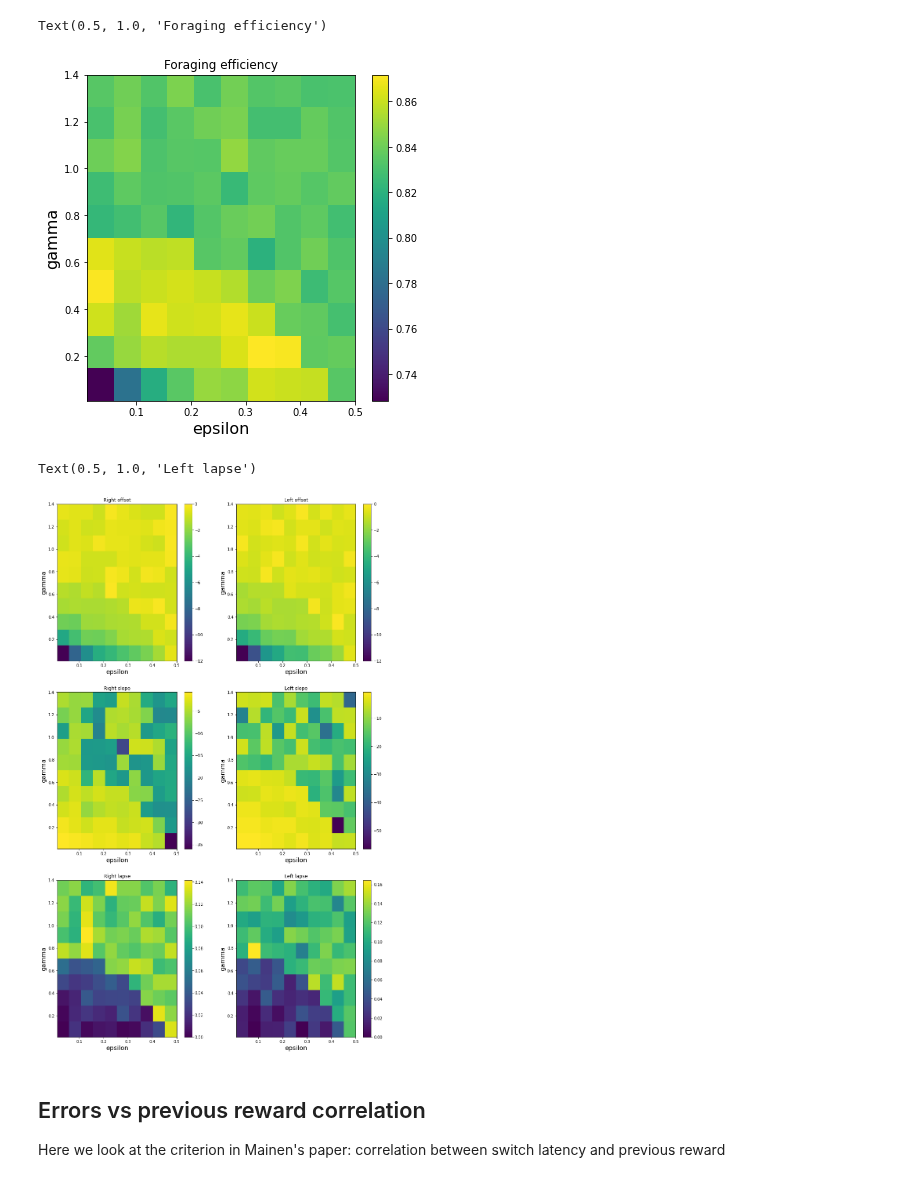
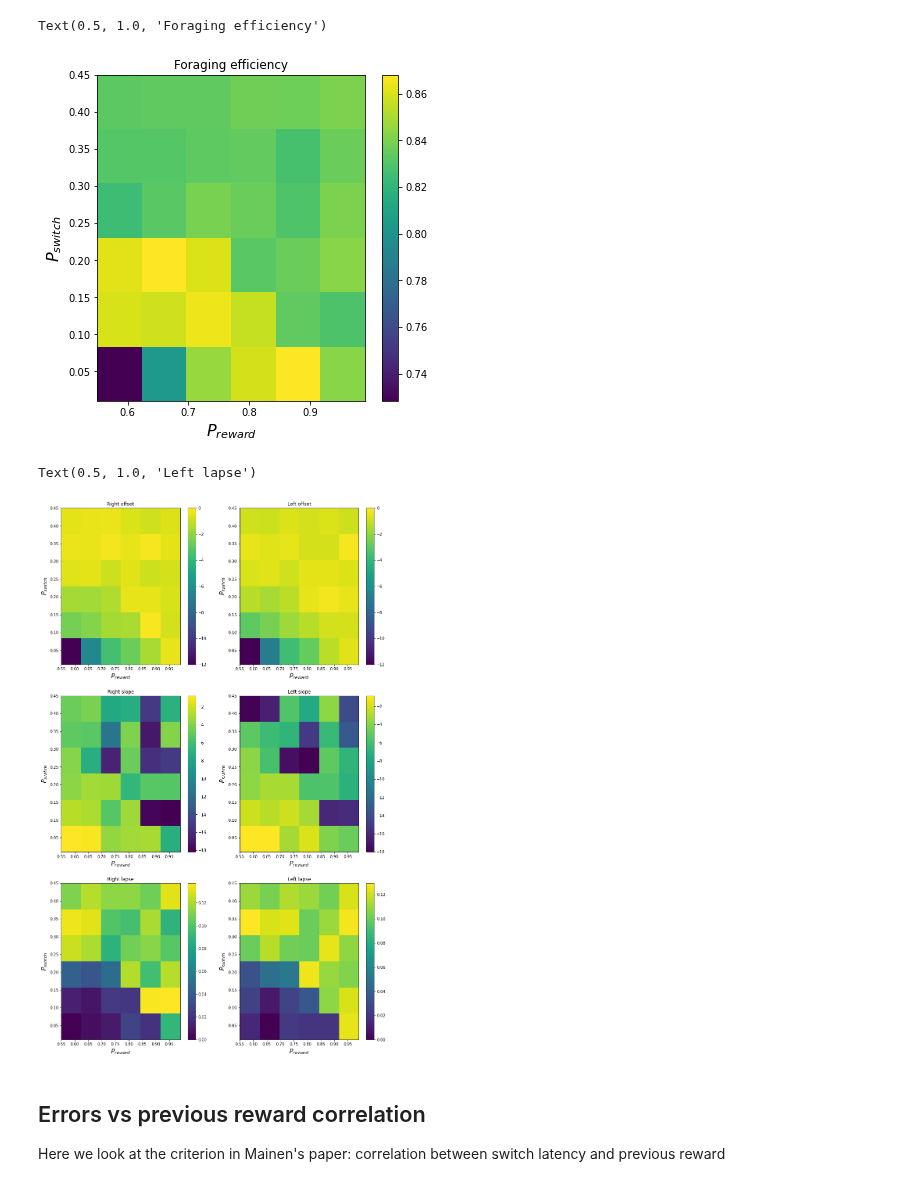
Before and after one commit to nhat-le/switching-simulations, a Jupyter notebook: switchingWorldCharacterization.ipynb, the cells around one changed output. Saved outputs shown, nothing was run; the diff lists cells and outputs as text; code cells hidden in the pictures.

```diff
--- a/switchingWorldCharacterization.ipynb
+++ b/switchingWorldCharacterization.ipynb
@@ -203,8 +323,8 @@ for idsw, psw in enumerate(pswitchlst):
 # Q-learning agent
 simtype = 'qlearning'
 np.random.seed(0)
-gammalst = np.linspace(0.01, 1.4, 30)
-epslst = np.linspace(0.01, 0.5, 20)
+gammalst = [0.1, 0.2, 0.3, 0.4, 1.1] #np.linspace(0.01, 1.4, 30)
+epslst = [0.2] #np.linspace(0.01, 0.5, 20)
 
 N_iters = 50
 num_states = 2
@@ -339,34 +418,35 @@ else:
     print('File exists! Skipping save...')
 # %%
 # Figure out some params for plotting depending on the simtype
+simtype = 'inf-based'
 if simtype == 'qlearning':
     xlst = epslst
     ylst = gammalst
     xlabel = 'epsilon'
     ylabel = 'gamma'
 
 
 elif simtype == 'inf-based':
     xlst = prewlst
     ylst = pswitchlst
     xlabel = r'$P_{reward}$'
     ylabel = r'$P_{switch}$'
 
 # Plot of foraging efficiency
 plt.figure(figsize=(6, 6))
 plt.imshow(efflist, origin='lower', cmap='viridis', aspect='auto',
               extent=[min(xlst), max(xlst), min(ylst), max(ylst)])
 plt.colorbar()
 
 fontdict = {'fontsize': 16,
  'fontweight': 2}
 
 plt.xlabel(xlabel, fontdict)
 plt.ylabel(ylabel, fontdict)
 plt.title('Foraging efficiency')
 # %% [output]
 Text(0.5, 1.0, 'Foraging efficiency')
-[figure, old version]
+[figure, new version]
 # %%
 # Plot of foraging efficiency
 plt.figure(figsize=(15, 25))
@@ -443,7 +523,7 @@ plt.ylabel(ylabel, fontdict)
 plt.title('Left lapse')
 # %% [output]
 Text(0.5, 1.0, 'Left lapse')
-[figure, old version]
+[figure, new version]
 # %% [markdown]
 ## Errors vs previous reward correlation
 Here we look at the criterion in Mainen's paper: correlation between switch latency and previous reward
```
Also changed, not shown: parts of 20 cells of this notebook, 2 other files.
